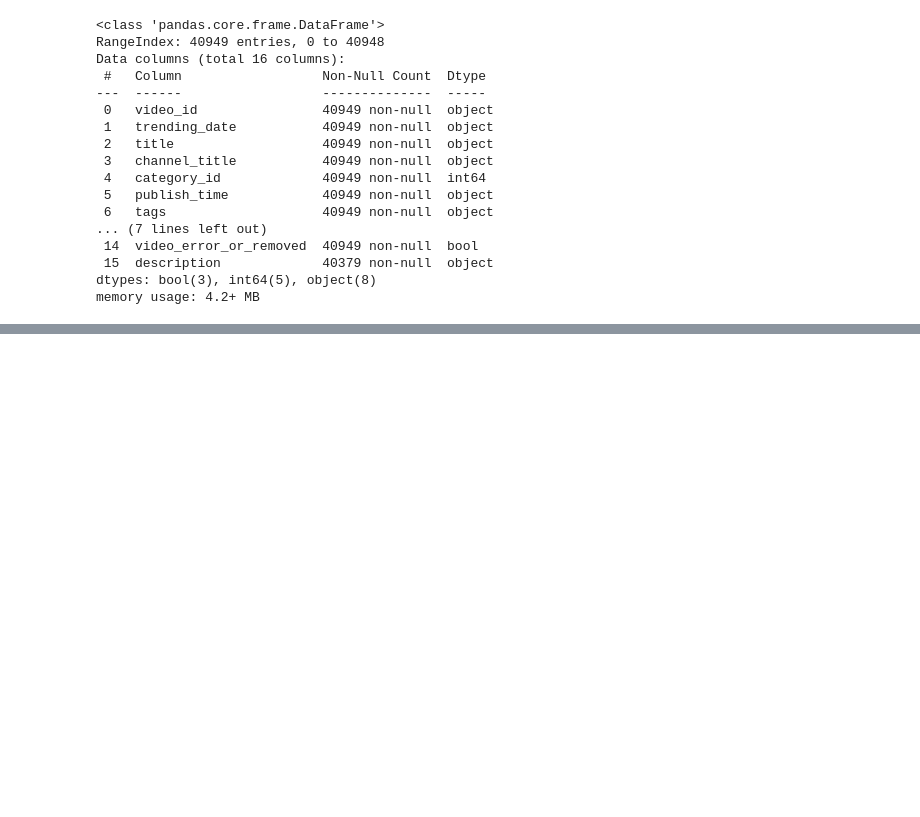
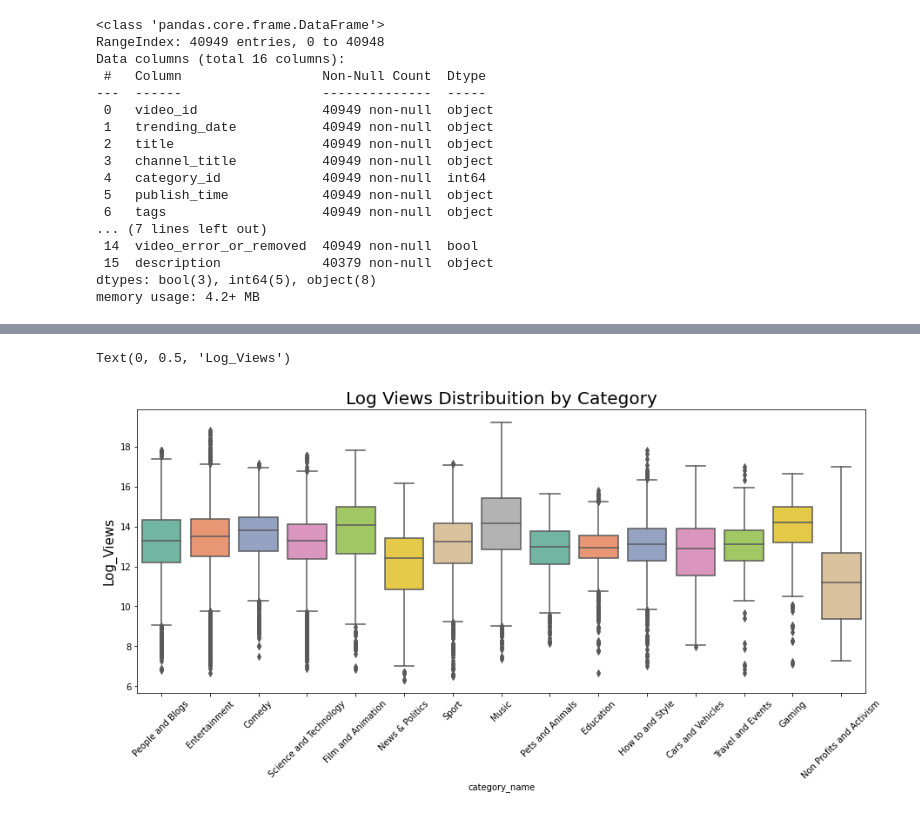
Before and after one commit to Chrisxu-99/RetrospectiveAnalysis, a Jupyter notebook: RetrospectiveAnalysis.ipynb, the cells around one changed output, grey strips where cells are left out. Saved outputs shown, nothing was run; the diff lists cells and outputs as text; code cells hidden in the pictures; blank space fills up the shorter version.

```diff
--- a/RetrospectiveAnalysis.ipynb
+++ b/RetrospectiveAnalysis.ipynb
@@ -77,0 +125,10 @@ sns.displot(df['log_views'])
+# %%
+# See which categories have higher average views
+fig, g1 = plt.subplots(1,1,figsize=(15,6))
+g1 = sns.boxplot(x='category_name', y='log_views', data=df, palette="Set2")
+g1.set_xticklabels(labels=g1.get_xticklabels(), rotation=45)
+g1.set_title("Log Views Distribuition by Category", fontsize=20)
+g1.set_ylabel("Log_Views", fontsize=15)
+# %% [output]
+Text(0, 0.5, 'Log_Views')
+[figure, added]
```
Also changed, not shown: parts of 23 cells of this notebook.
